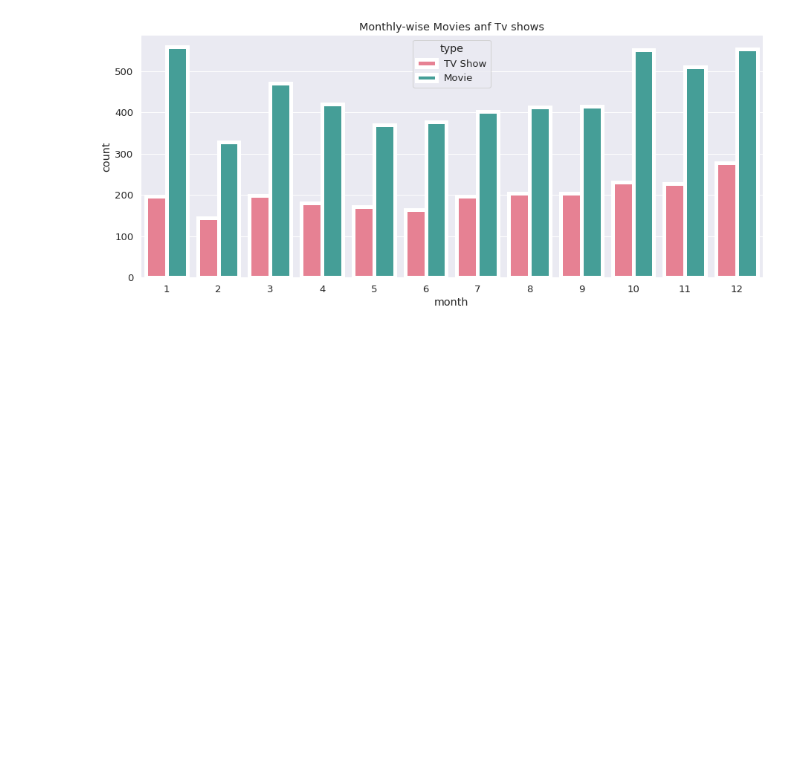
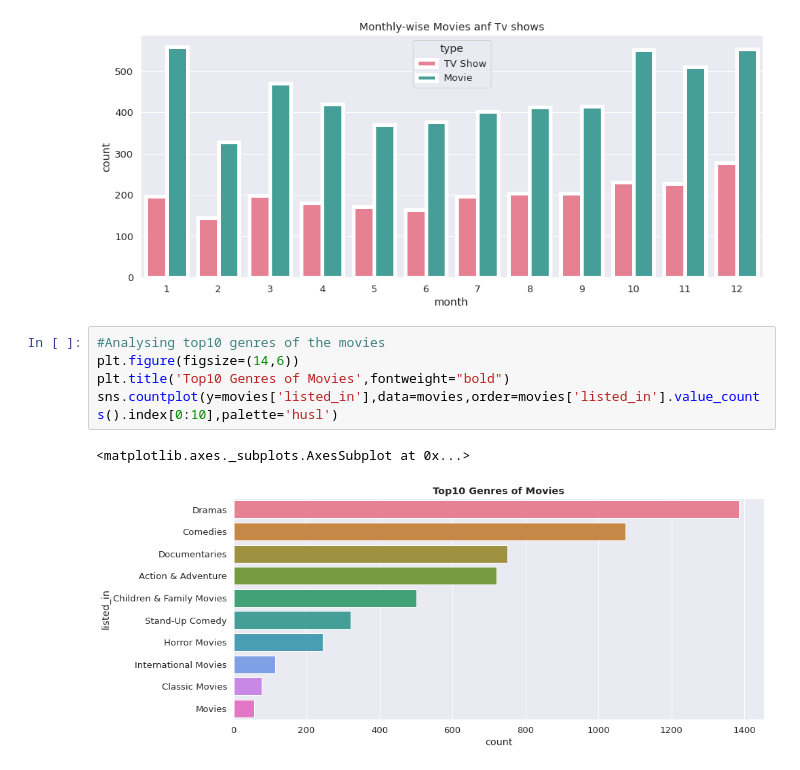
Before and after one commit to Dany511/Netflix_Movies_and_TvShows_Clustering, a Jupyter notebook: Capstone_4.ipynb, the cells around one changed output. Drawn from its saved outputs; the diff is of its cells as text; blank space fills up the shorter version.

```diff
--- a/Capstone_4.ipynb
+++ b/Capstone_4.ipynb
@@ -405,3 +405,11 @@ sns.countplot(x='month', hue='type',lw=5, data=df,palette='husl')
 plt.show()
 # %% [output]
 [figure]
+# %%
+#Analysing top10 genres of the movies
+plt.figure(figsize=(14,6))
+plt.title('Top10 Genres of Movies',fontweight="bold")
+sns.countplot(y=movies['listed_in'],data=movies,order=movies['listed_in'].value_counts().index[0:10],palette='husl')
+# %% [output]
+<matplotlib.axes._subplots.AxesSubplot at 0x...>
+[figure, added]
```
Also changed, not shown: parts of 27 cells of this notebook.
